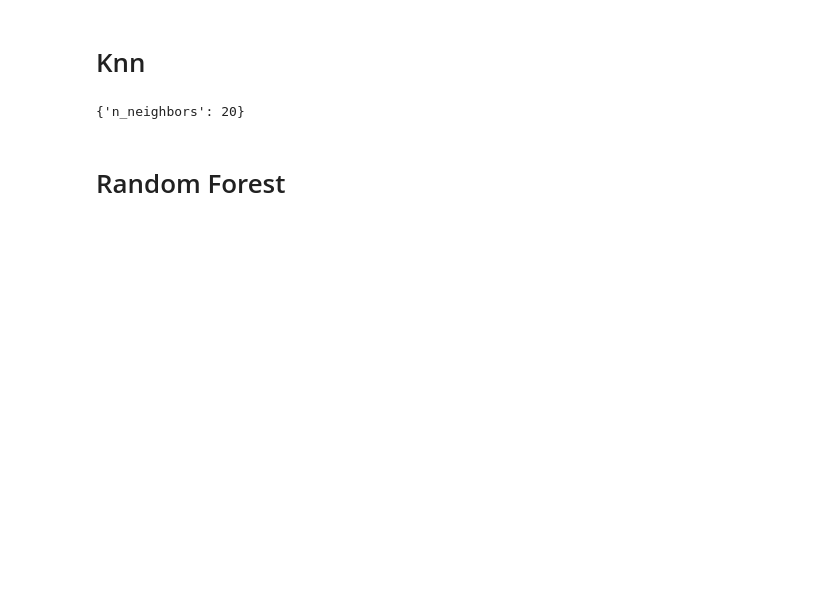
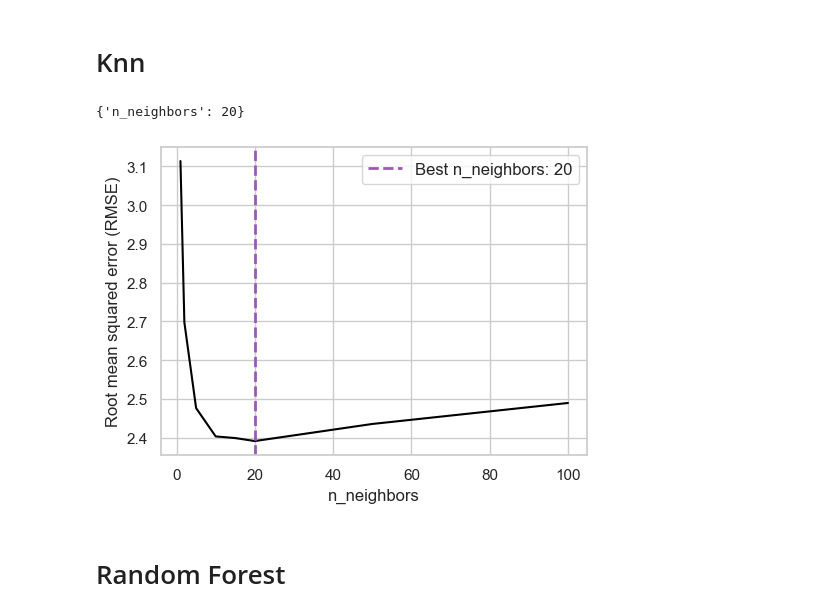
Before and after one commit to giuliofantuzzi/ML-final-project, a Jupyter notebook: code/ML-models/hyperparameter-tuning.ipynb, the cells around one changed output. Drawn from its saved outputs; the diff is of its cells as text; code cells hidden in the pictures; blank space fills up the shorter version.

```diff
--- a/code/ML-models/hyperparameter-tuning.ipynb
+++ b/code/ML-models/hyperparameter-tuning.ipynb
@@ -124,25 +143,25 @@ print(knn_grid_search.best_params_)
 # %%
 # Get the results in a DataFrame
 knn_results = pd.DataFrame(knn_grid_search.cv_results_)
 
 # Plot MAE vs n_neighbors using Seaborn
 fig=plt.figure(figsize=(5.5, 4))
-sns.lineplot(x=knn_results['param_n_neighbors'], y=-knn_results['mean_test_score'],color='navy')
+sns.lineplot(x=knn_results['param_n_neighbors'], y=-knn_results['mean_test_score'],color='black')
 
 # Highlight the best parameter
 knn_best_param = knn_grid_search.best_params_['n_neighbors']
-plt.axvline(x=knn_best_param, color='red', linestyle='--', label=f'Best n_neighbors: {knn_best_param}')
-
-# Add labels and title
-plt.xlabel('Number of Neighbors (n_neighbors)')
-plt.ylabel('Root Mean Squared Error (RMSE)')
+plt.axvline(x=knn_best_param, color='#9B59B6', linestyle='--', label=f'Best n_neighbors: {knn_best_param}',linewidth=2)
+plt.xlabel('n_neighbors')
+plt.ylabel('Root mean squared error (RMSE)')
 #plt.title('RMSE vs n_neighbors with GridSearchCV')
-plt.legend()
+plt.legend(loc='upper right',fontsize=12)
 
 # Show the plot
 plt.show()
 # Save the plot as png
-#fig.savefig('../../plots/knn_grid_search.png')
+fig.savefig('../../plots/knn_grid_search.png')
+# %% [output]
+[figure, added]
 # %% [markdown]
 # Random Forest
 # %%
```
Also changed, not shown: parts of 7 cells of this notebook, 4 other files.
